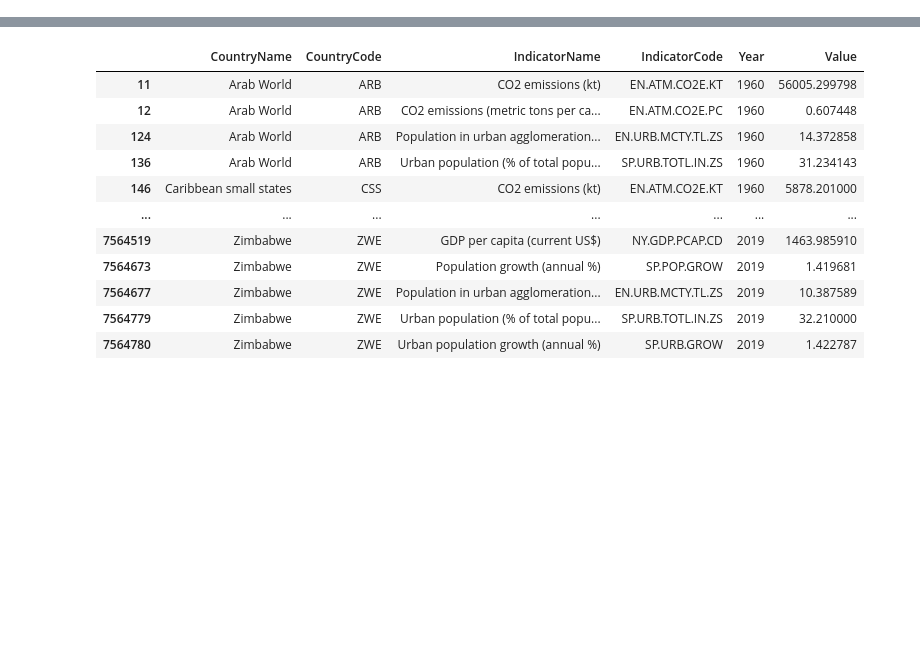
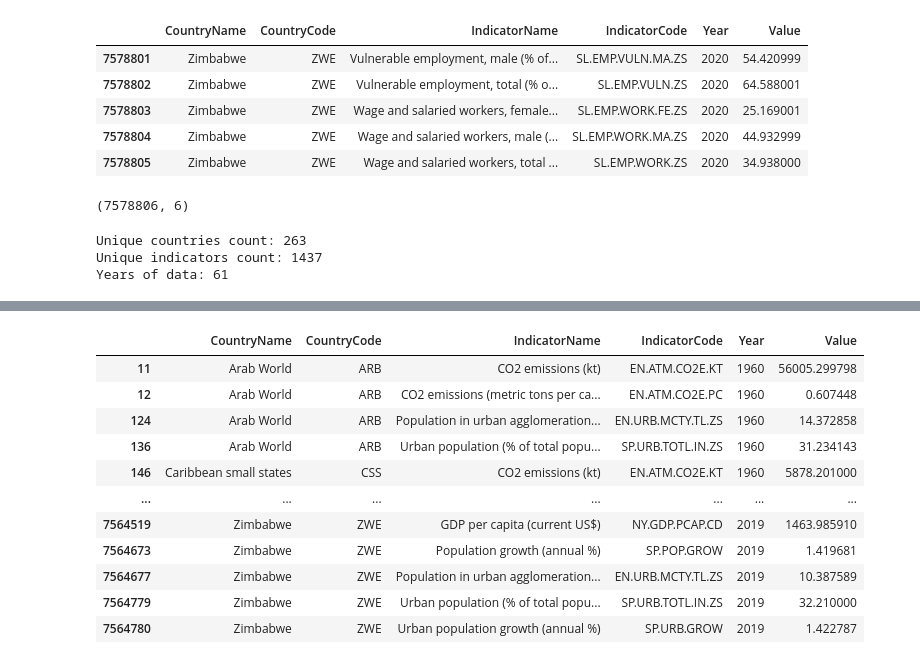
Before and after one commit to iTorongo/CS4020-ML-CO2-Emission-Prediction, a Jupyter notebook: data-preprocess-visualization.ipynb, the cells around one changed output, grey strips where cells are left out. Cells and saved outputs as stored; diff of their text form; code cells hidden in the pictures; blank space fills up the shorter version.

```diff
--- a/data-preprocess-visualization.ipynb
+++ b/data-preprocess-visualization.ipynb
@@ -8,0 +36,30 @@ df = pd.read_csv("Data/WDIData_T.csv");
+# %%
+# View last five columns of the dataframe
+df.tail()
+# %% [output]
+|  | CountryName | CountryCode | IndicatorName | IndicatorCode | Year | Value |
+| 7578801 | Zimbabwe | ZWE | Vulnerable employment, male (% of... | SL.EMP.VULN.MA.ZS | 2020 | 54.420999 |
+| 7578802 | Zimbabwe | ZWE | Vulnerable employment, total (% o... | SL.EMP.VULN.ZS | 2020 | 64.588001 |
+| 7578803 | Zimbabwe | ZWE | Wage and salaried workers, female... | SL.EMP.WORK.FE.ZS | 2020 | 25.169001 |
+| 7578804 | Zimbabwe | ZWE | Wage and salaried workers, male (... | SL.EMP.WORK.MA.ZS | 2020 | 44.932999 |
+| 7578805 | Zimbabwe | ZWE | Wage and salaried workers, total ... | SL.EMP.WORK.ZS | 2020 | 34.938000 |
+# %%
+# View dataframe shape - It returns total rows and columns count
+df.shape
+# %% [output]
+(7578806, 6)
+# %%
+# View few important information about the dataset
+# Check unique countries
+unique_countries = df["CountryName"].unique()
+print("Unique countries count:", len(unique_countries))
+# Get unique indicators
+unique_indicators = df["IndicatorName"].unique()
+print("Unique indicators count:", len(unique_indicators))
+# Get unique years count
+years = df["Year"].unique()
+print("Years of data:", len(years))
+# %% [output]
+Unique countries count: 263
+Unique indicators count: 1437
+Years of data: 61
```
Also changed, not shown: parts of 49 cells of this notebook, 1 other file.
